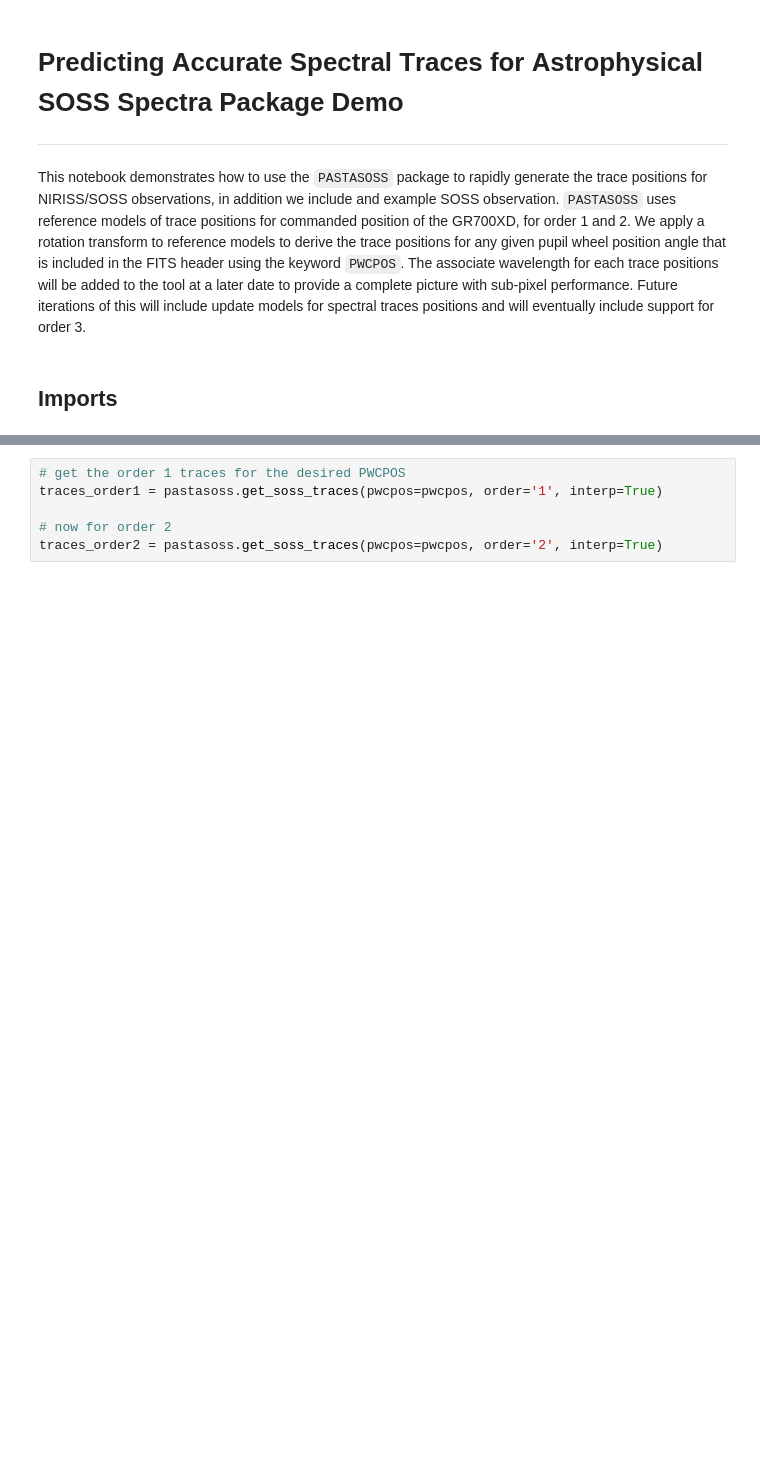
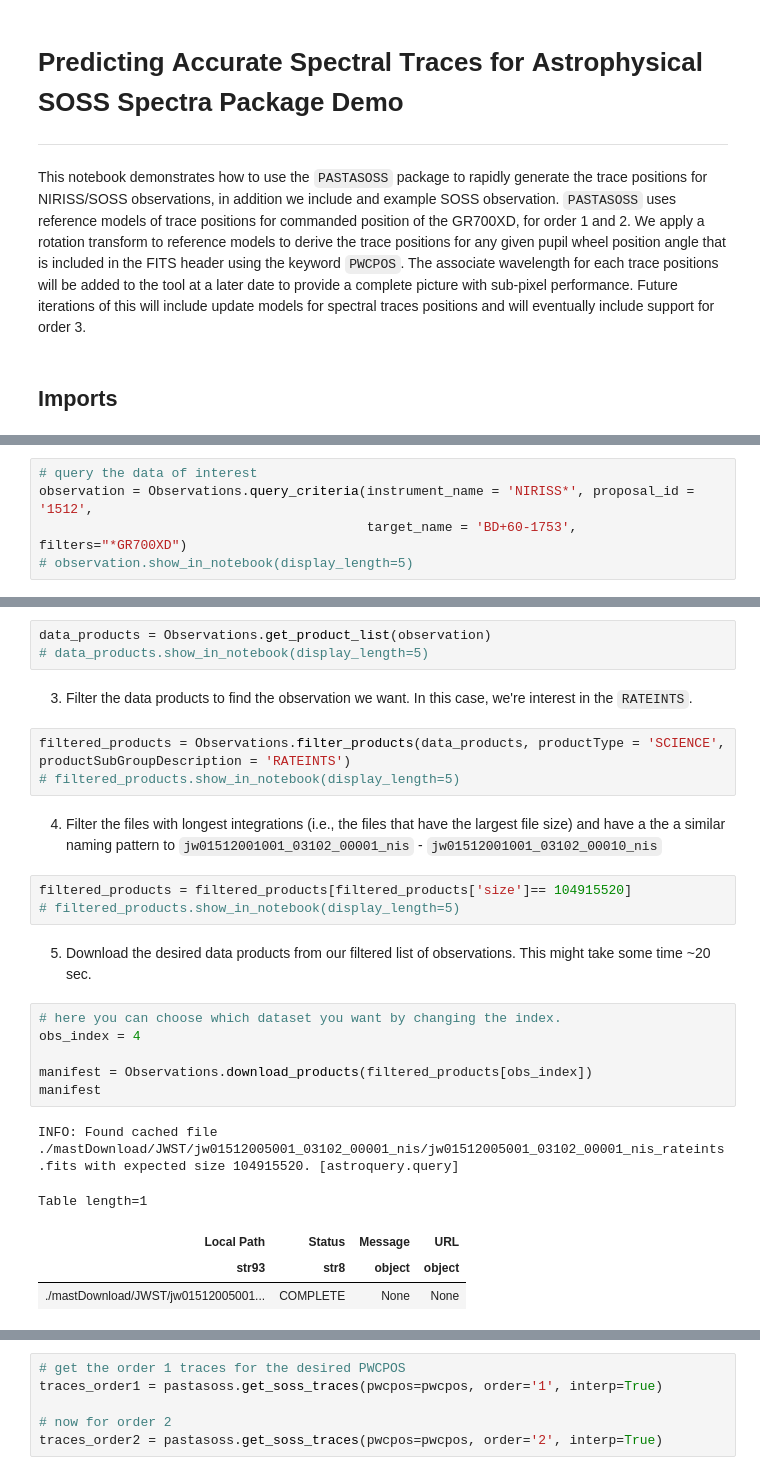
Before and after one commit to spacetelescope/pastasoss, a Jupyter notebook: notebooks/pastasoss_demo.ipynb, the cells around one changed output, grey strips where cells are left out. Drawn from its saved outputs; the diff is of its cells as text; blank space fills up the shorter version.

```diff
--- a/notebooks/pastasoss_demo.ipynb
+++ b/notebooks/pastasoss_demo.ipynb
@@ -12,0 +23,5 @@ import pastasoss
+# %%
+# query the data of interest
+observation = Observations.query_criteria(instrument_name = 'NIRISS*', proposal_id = '1512',
+                                          target_name = 'BD+60-1753', filters="*GR700XD")
+# observation.show_in_notebook(display_length=5)
@@ -12,0 +30,27 @@ import pastasoss
+# %%
+data_products = Observations.get_product_list(observation)
+# data_products.show_in_notebook(display_length=5)
+# %% [markdown]
+3. Filter the data products to find the observation we want. In this case, we're interest in the `RATEINTS`.
+# %%
+filtered_products = Observations.filter_products(data_products, productType = 'SCIENCE', productSubGroupDescription = 'RATEINTS')
+# filtered_products.show_in_notebook(display_length=5)
+# %% [markdown]
+4. Filter the files with longest integrations (i.e., the files that have the largest file size) and have a the a similar naming pattern to `jw01512001001_03102_00001_nis` - `jw01512001001_03102_00010_nis`
+# %%
+filtered_products = filtered_products[filtered_products['size']== 104915520]
+# filtered_products.show_in_notebook(display_length=5)
+# %% [markdown]
+5. Download the desired data products from our filtered list of observations. This might take some time ~20 sec.
+# %%
+# here you can choose which dataset you want by changing the index.
+obs_index = 4
+
+manifest = Observations.download_products(filtered_products[obs_index])
+manifest
+# %% [output]
+INFO: Found cached file ./mastDownload/JWST/jw01512005001_03102_00001_nis/jw01512005001_03102_00001_nis_rateints.fits with expected size 104915520. [astroquery.query]
+Table length=1
+| Local Path | Status | Message | URL |
+| str93 | str8 | object | object |
+| ./mastDownload/JWST/jw01512005001... | COMPLETE | None | None |
```
Also changed, not shown: parts of 28 cells of this notebook.
